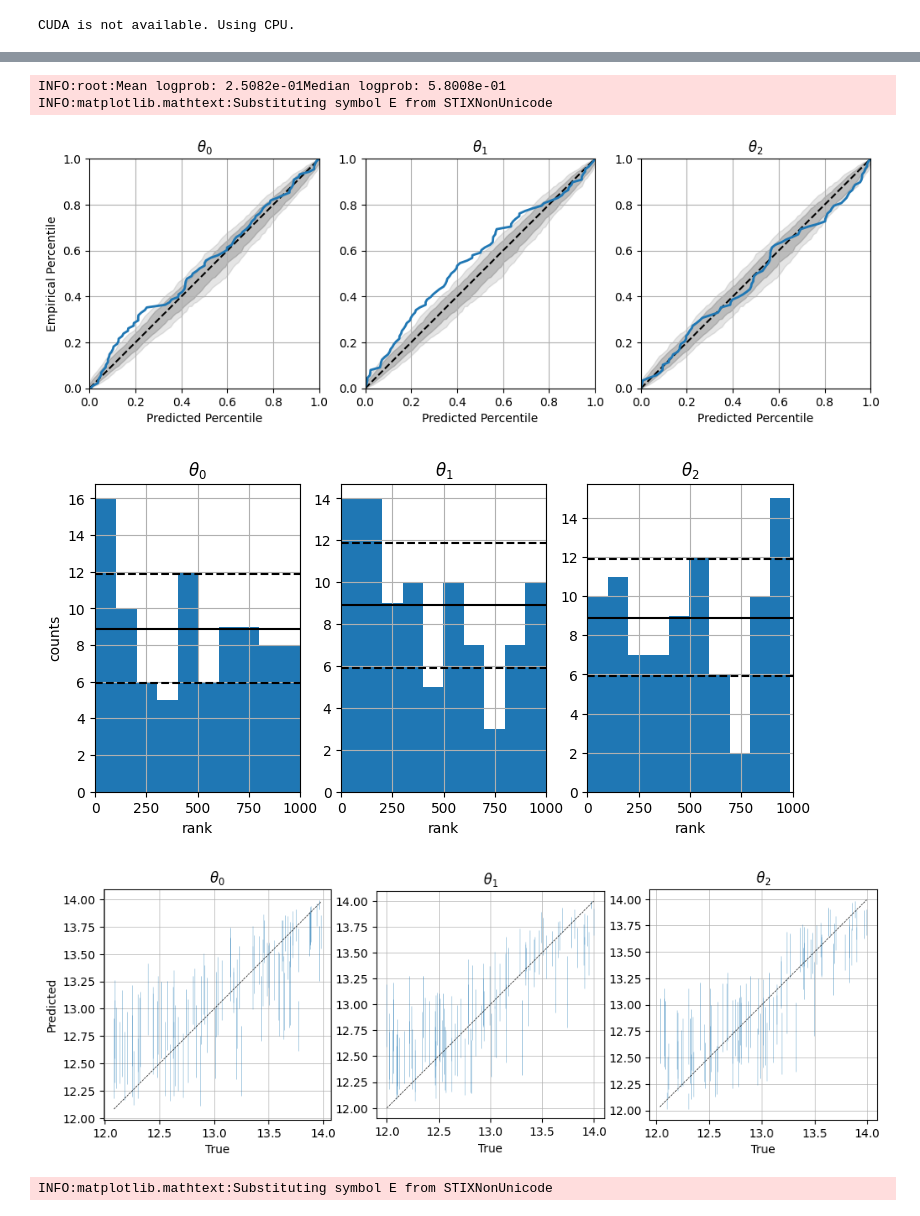
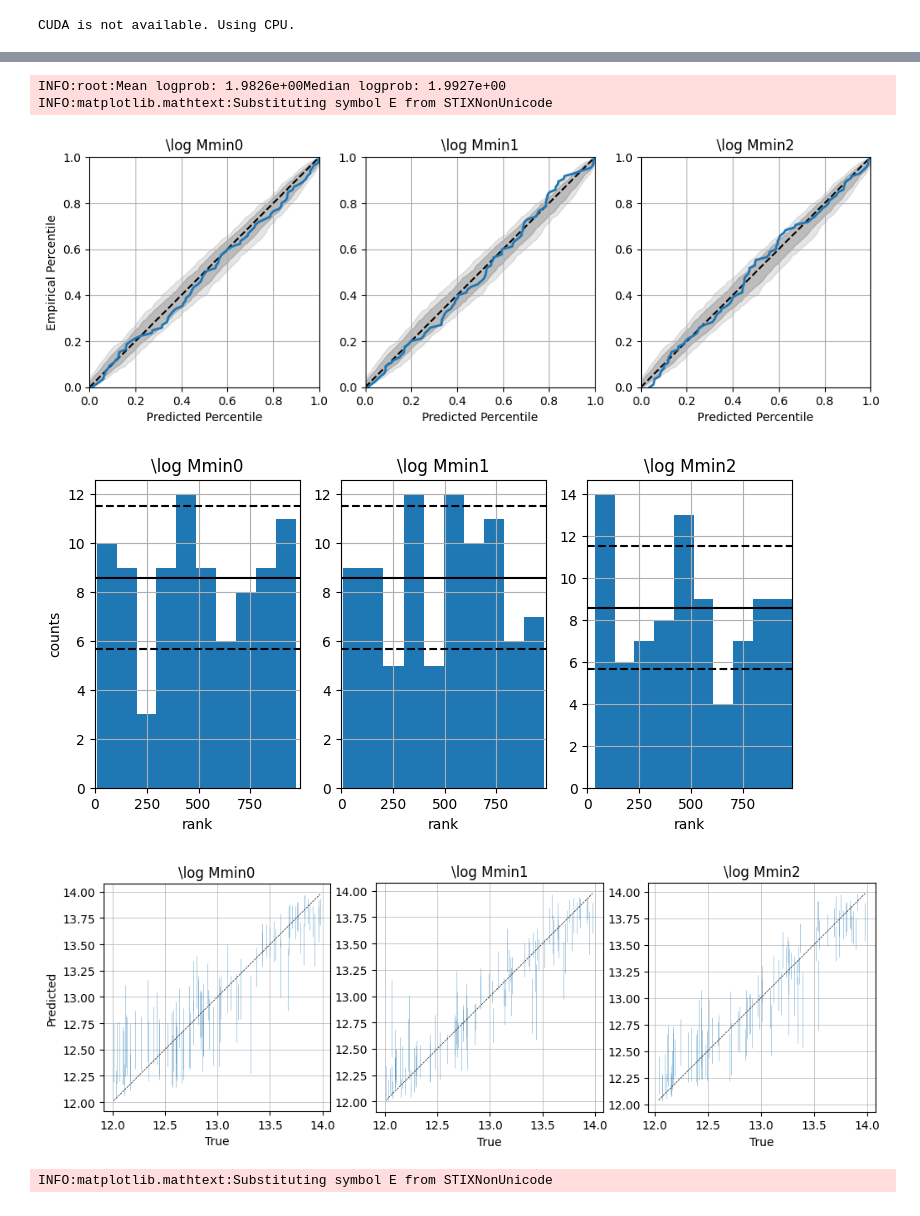
Before and after one commit to maho3/ltu-cmass, a Jupyter notebook: notebooks/constrain_hod_prior.ipynb, the cells around one changed output, grey strips where cells are left out. Cells and saved outputs as stored; diff of their text form; code cells hidden in the pictures.

```diff
--- a/notebooks/constrain_hod_prior.ipynb
+++ b/notebooks/constrain_hod_prior.ipynb
@@ -74,11 +73,12 @@ for lhid in tqdm(lhidlist):
 
     if len(filelist) == 0:
         continue
-    file = filelist[0]
-    with h5py.File(join(filedir, file), 'r') as f:
-        nzbins = f['nz_bins'][:]
-        x.append(f['nz'][:])
-        theta.append(f.attrs['HOD_params'][10:13])  # logMmin parameters
+    for file in filelist:
+        with h5py.File(join(filedir, file), 'r') as f:
+            nzbins = f['nz_bins'][:]
+            x.append(f['nz'][:])
+            theta.append(f.attrs['HOD_params'][10:13])  # logMmin parameters
+            names = f.attrs['HOD_names'][10:13]
 
 x = np.array(x)
 theta = np.array(theta)
@@ -104,14 +104,17 @@ prior = ili.utils.Uniform(low=[12.]*3, high=[14.]*3, device=device)
 # instantiate your neural networks to be used as an ensemble
 nets = [
     ili.utils.load_nde_sbi(engine='NPE', model='mdn',
-                           hidden_features=8, num_components=1,
-                           repeats=3)
+                           hidden_features=8, num_components=5),
+    ili.utils.load_nde_sbi(engine='NPE', model='maf',
+                           hidden_features=8, num_transforms=3),
+    ili.utils.load_nde_sbi(engine='NPE', model='nsf',
+                           hidden_features=8, num_transforms=3)
 ]
 
 # define training arguments
 train_args = {
-    'training_batch_size': 32,
-    'learning_rate': 5e-4
+    'training_batch_size': 128,
+    'learning_rate': 1e-3
 }
 
 # initialize the trainer
@@ -167,21 +171,21 @@ fig = metric(
 # %%
 # Drawing samples from the ensemble posterior
 
 metric = PosteriorCoverage(
     num_samples=1000, sample_method='direct',
-    labels=[f'$\\theta_{i}$' for i in range(3)],
+    labels=[f'\log Mmin{i}' for i in range(3)],
     plot_list=["coverage", "histogram", "predictions", "tarp", "logprob"],
     out_dir=None
 )
 
 fig = metric(
     posterior=posterior_ensemble,  # NeuralPosteriorEnsemble instance from sbi package
-    x=x[::11], theta=theta[::11]
+    x=x[::171], theta=theta[::171]
 )
 # %% [output]
-INFO:root:Mean logprob: 2.5082e-01Median logprob: 5.8008e-01
+INFO:root:Mean logprob: 1.9826e+00Median logprob: 1.9927e+00
 INFO:matplotlib.mathtext:Substituting symbol E from STIXNonUnicode
-[figure, old version]
+[figure, new version]
-[figure, old version]
+[figure, new version]
-[figure, old version]
+[figure, new version]
 INFO:matplotlib.mathtext:Substituting symbol E from STIXNonUnicode
```
Also changed, not shown: parts of 11 cells of this notebook, 4 other files.
